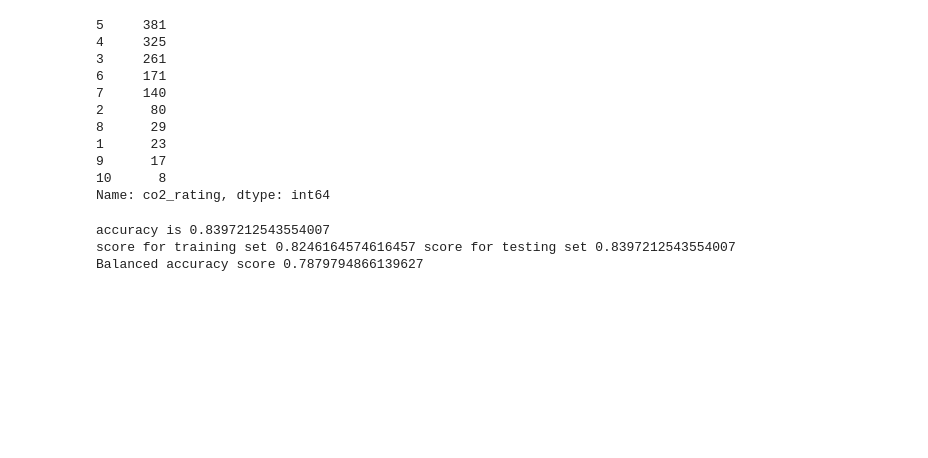
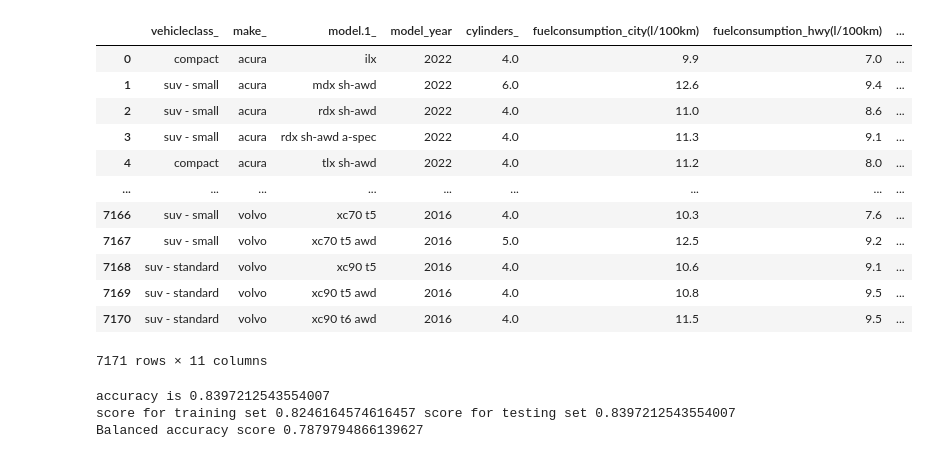
Before and after one commit to lfunderburk/machine-learning-capstone, a Jupyter notebook: notebooks/classification-fuel-ratings.ipynb, the cells around one changed output. Cells and saved outputs as stored; diff of their text form; code cells hidden in the pictures; blank space fills up the shorter version.

```diff
--- a/notebooks/classification-fuel-ratings.ipynb
+++ b/notebooks/classification-fuel-ratings.ipynb
@@ -105,17 +131,19 @@ NameError: name 'non_na_rating_class' is not defined
 # %%
-y_test.value_counts()
+X
 # %% [output]
+|  | vehicleclass_ | make_ | model.1_ | model_year | cylinders_ | fuelconsumption_city(l/100km) | fuelconsumption_hwy(l/100km) | ... |
+| 0 | compact | acura | ilx | 2022 | 4.0 | 9.9 | 7.0 | ... |
+| 1 | suv - small | acura | mdx sh-awd | 2022 | 6.0 | 12.6 | 9.4 | ... |
+| 2 | suv - small | acura | rdx sh-awd | 2022 | 4.0 | 11.0 | 8.6 | ... |
+| 3 | suv - small | acura | rdx sh-awd a-spec | 2022 | 4.0 | 11.3 | 9.1 | ... |
+| 4 | compact | acura | tlx sh-awd | 2022 | 4.0 | 11.2 | 8.0 | ... |
+| ... | ... | ... | ... | ... | ... | ... | ... | ... |
+| 7166 | suv - small | volvo | xc70 t5 | 2016 | 4.0 | 10.3 | 7.6 | ... |
+| 7167 | suv - small | volvo | xc70 t5 awd | 2016 | 5.0 | 12.5 | 9.2 | ... |
+| 7168 | suv - standard | volvo | xc90 t5 | 2016 | 4.0 | 10.6 | 9.1 | ... |
+| 7169 | suv - standard | volvo | xc90 t5 awd | 2016 | 4.0 | 10.8 | 9.5 | ... |
+| 7170 | suv - standard | volvo | xc90 t6 awd | 2016 | 4.0 | 11.5 | 9.5 | ... |
-5     381
-4     325
-3     261
-6     171
-7     140
-2      80
-8      29
-1      23
-9      17
-10      8
-Name: co2_rating, dtype: int64
+7171 rows × 11 columns
 # %%
 def train_and_evaluate_model(X_train, y_train, X_test, y_test, model_pipeline, model_name):
 
```
Also changed, not shown: parts of 9 cells of this notebook, 7 other files.
